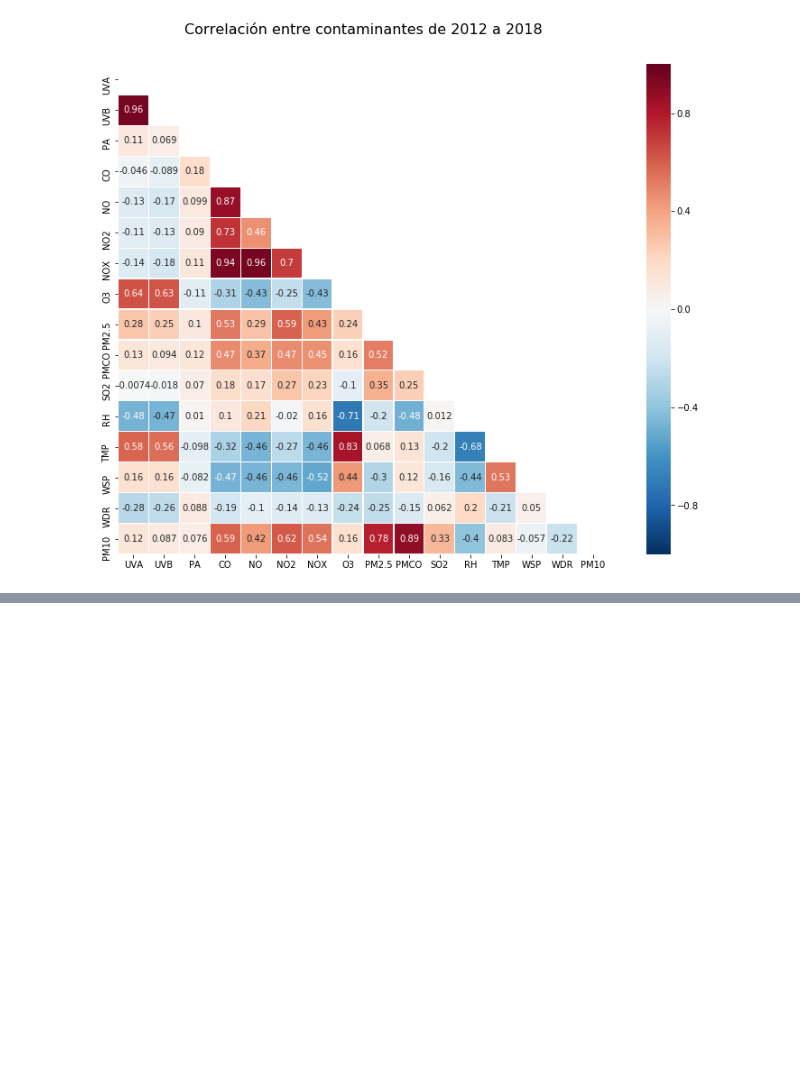
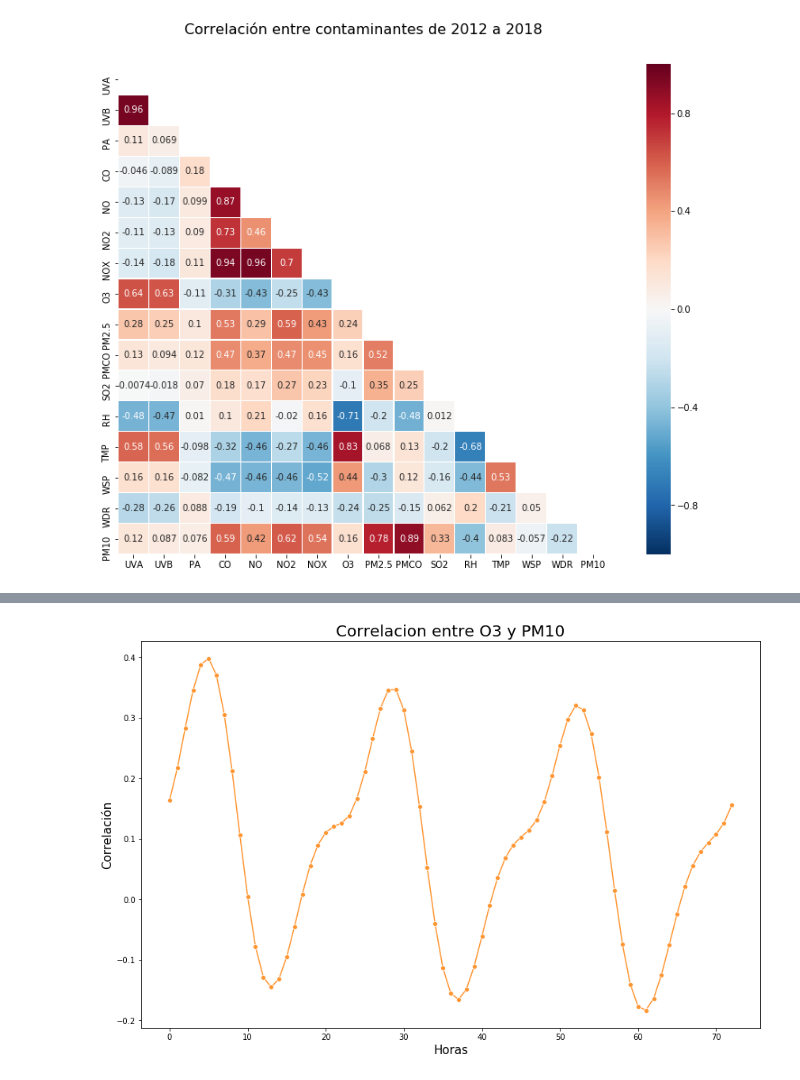
Before and after one commit to paupradel/correlation, a Jupyter notebook: Correlaciones.ipynb, the cells around one changed output, grey strips where cells are left out. Saved outputs shown, nothing was run; the diff lists cells and outputs as text; code cells hidden in the pictures; blank space fills up the shorter version.

```diff
--- a/Correlaciones.ipynb
+++ b/Correlaciones.ipynb
@@ -126,0 +299,11 @@ interactive(children=(FloatSlider(value=0.5, description='x', max=1.0), Output()
+# %%
+fig, ax = plt.subplots(figsize=(14,9))
+o3_pm10 = sns.lineplot(x = 'horas', y = 'PM10', data = O3_72_df, marker = 'o',  color='#FF9633', ax=ax)
+
+o3_pm10.axes.set_title("Correlacion entre O3 y PM10",fontsize=20)
+o3_pm10.set_xlabel("Horas",fontsize=15)
+o3_pm10.set_ylabel("Correlación",fontsize=15)
+o3_pm10.tick_params(labelsize=10)
+plt.show()
+# %% [output]
+[figure, added]
```
Also changed, not shown: parts of 40 cells of this notebook.
